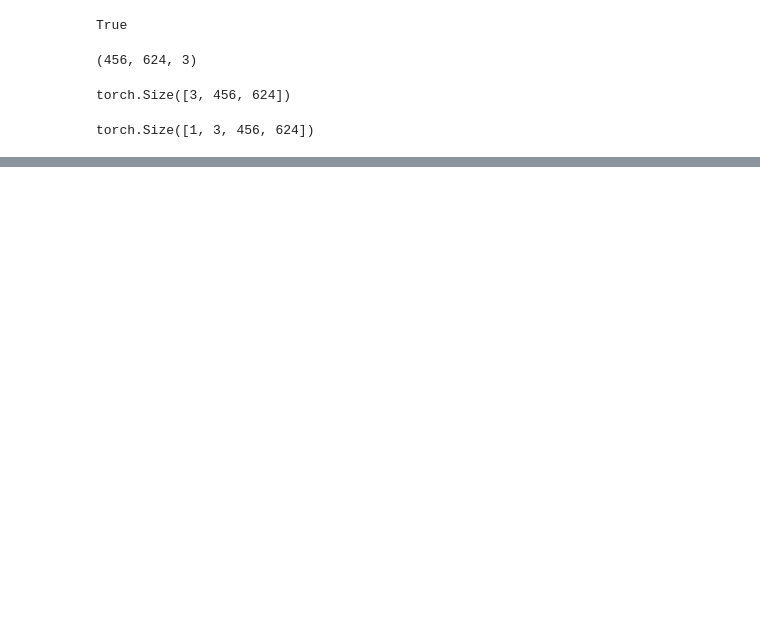
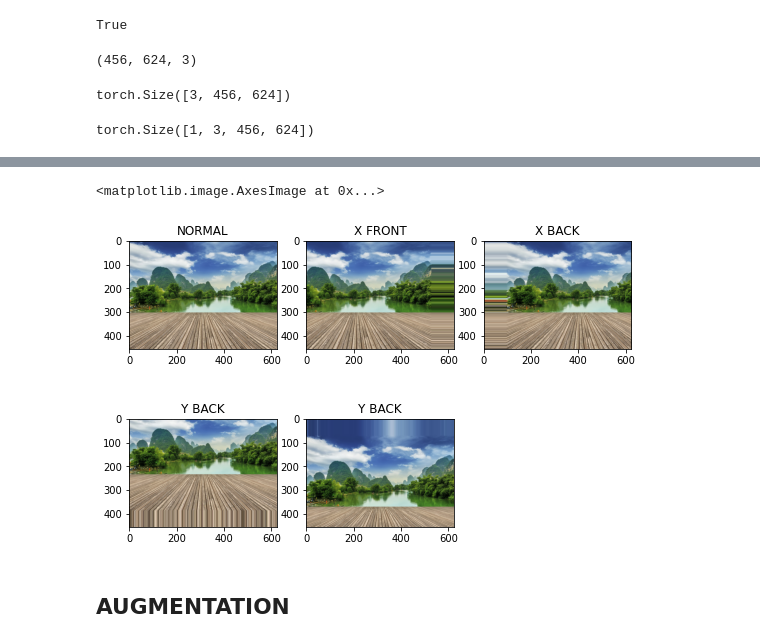
Before and after one commit to adhish9899/pytorch_start, a Jupyter notebook: affline_transformation_example.ipynb, the cells around one changed output, grey strips where cells are left out. Cells and saved outputs as stored; diff of their text form; code cells hidden in the pictures; blank space fills up the shorter version.

```diff
--- a/affline_transformation_example.ipynb
+++ b/affline_transformation_example.ipynb
@@ -24,7 +24,7 @@ img_ten.shape
 # %% [output]
 torch.Size([3, 456, 624])
 # %%
-img_ten = img_ten.unsqueeze(0)
+img_ten = img_ten.
 img_ten.shape
 # %% [output]
 torch.Size([1, 3, 456, 624])
@@ -57,0 +84,49 @@ plt.imshow(pic_array)
+# %%
+def offset(i=[0,1]):
+
+  pic_array = np.asarray(Image.open("pic_1.jpg"))
+  img_ten = torch.from_numpy(pic_array).permute(2,0,1).unsqueeze(0)
+
+  I = torch.eye(3)
+  for ind in i:
+    I[ind[0],2] = ind[1]
+
+  affine = F.affine_grid(I[:2].unsqueeze(0).to(torch.float32), img_ten.size())
+
+  affine = affine.to(torch.float32)
+  img_ten = img_ten.to(torch.float32)
+
+  check = F.grid_sample(img_ten, affine, padding_mode="border").to("cpu")
+  return check.squeeze(0).permute(1,2,0).to(torch.long)
+# %%
+ax = []
+fig = plt.figure(figsize=(9, 6))
+
+columns = 3
+rows = 2
+
+ax.append( fig.add_subplot(rows, columns, 1))
+ax[-1].set_title("NORMAL")  # set title
+plt.imshow(offset(i=[]))
+
+ax.append( fig.add_subplot(rows, columns, 2))
+ax[-1].set_title("X FRONT")  # set title
+plt.imshow(offset(i=[[0,0.3]]))
+
+ax.append( fig.add_subplot(rows, columns, 3))
+ax[-1].set_title("X BACK")  # set title
+plt.imshow(offset(i=[[0,-0.3]]))
+
+ax.append( fig.add_subplot(rows, columns, 4))
+ax[-1].set_title("Y BACK")  # set title
+plt.imshow(offset(i=[[1,0.3]]))
+
+
+ax.append( fig.add_subplot(rows, columns, 5))
+ax[-1].set_title("Y BACK")  # set title
+plt.imshow(offset(i=[[1,-0.3]]))
+# %% [output]
+<matplotlib.image.AxesImage at 0x...>
+[figure, added]
+# %% [markdown]
+## AUGMENTATION
```
Also changed, not shown: parts of 20 cells of this notebook, 1 other file.
